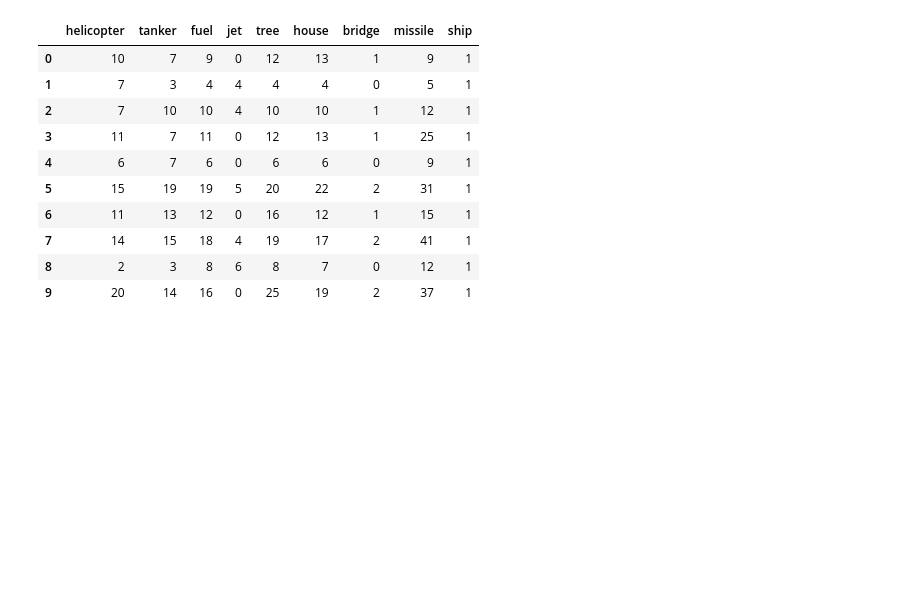
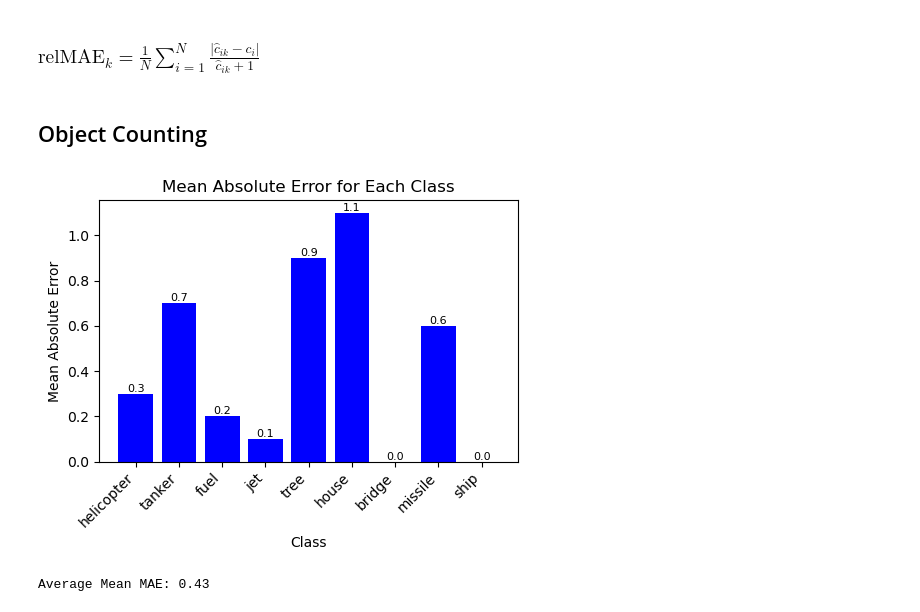
Before and after one commit to eyujis/RiverraidEpisodeTracker, a Jupyter notebook: src/main/python/evaluation.ipynb, the cells around one changed output. Saved outputs shown, nothing was run; the diff lists cells and outputs as text; code cells hidden in the pictures; blank space fills up the shorter version.

Commit message:
Created a new formatting for result evaluation and also evaluated the event interval results

```diff
--- a/src/main/python/evaluation.ipynb
+++ b/src/main/python/evaluation.ipynb
@@ -3,0 +10,14 @@ import pandas as pd
+# %%
+def calculate_MAE(df_predicted, df_true):
+    # Calculate RMSE for each object class
+    mae_per_class = {}
+    for column in df_predicted.columns:
+        absoute_difference = np.abs(df_predicted[column] - df_true[column])
+        mean_absolute_difference = absoute_difference.mean()
+        mae_per_class[column] = mean_absolute_difference
+
+    average_mae = np.mean(list(mae_per_class.values()))
+
+    return mae_per_class, average_mae
+# %% [markdown]
+### $\text{relMAE}_k = \frac{1}{N} \sum_{i=1}^{N} \frac{|\hat{c}_{ik} - c_i|}{\hat{c}_{ik} + 1}$
@@ -4,15 +36,37 @@ import pandas as pd
+# %%
+def plot_bar_chart(mae_per_class, is_relative):
+    # Extract class names and corresponding errors
+    classes = list(mae_per_class.keys())
+    errors = list(mae_per_class.values())
+
+    # Plotting
+    plt.figure(figsize=(5, 4))
+    bars = plt.bar(classes, errors, color='blue')
+    plt.xlabel('Class')
+    if is_relative:
+        plt.ylabel('Mean Relative Absolute Error')
+        plt.title('Mean Relative Absolute Error for Each Class')
+    else:
+        plt.ylabel('Mean Absolute Error')
+        plt.title('Mean Absolute Error for Each Class')
+    plt.xticks(rotation=45, ha='right')
+
+    # Adding values on top of each bar
+    for bar, error in zip(bars, errors):
+        plt.text(bar.get_x() + bar.get_width() / 2, bar.get_height(), round(error, 2),
+                 ha='center', va='bottom', fontsize=8)
+
+    plt.tight_layout()
+    plt.show()
+# %% [markdown]
+## Object Counting
 # %%
 df_predicted = pd.read_csv('how_many.csv')
-df_predicted
+df_true = pd.read_csv('how_many_true.csv')
-# %% [output]
-|  | helicopter | tanker | fuel | jet | tree | house | bridge | missile | ship |
-| 0 | 10 | 7 | 9 | 0 | 12 | 13 | 1 | 9 | 1 |
-| 1 | 7 | 3 | 4 | 4 | 4 | 4 | 0 | 5 | 1 |
-| 2 | 7 | 10 | 10 | 4 | 10 | 10 | 1 | 12 | 1 |
-| 3 | 11 | 7 | 11 | 0 | 12 | 13 | 1 | 25 | 1 |
-| 4 | 6 | 7 | 6 | 0 | 6 | 6 | 0 | 9 | 1 |
-| 5 | 15 | 19 | 19 | 5 | 20 | 22 | 2 | 31 | 1 |
-| 6 | 11 | 13 | 12 | 0 | 16 | 12 | 1 | 15 | 1 |
-| 7 | 14 | 15 | 18 | 4 | 19 | 17 | 2 | 41 | 1 |
-| 8 | 2 | 3 | 8 | 6 | 8 | 7 | 0 | 12 | 1 |
-| 9 | 20 | 14 | 16 | 0 | 25 | 19 | 2 | 37 | 1 |
+# %%
+mae_per_class, average_mae = calculate_MAE(df_predicted, df_true)
+plot_bar_chart(mae_per_class, False)
+print("Average Mean MAE:", "{:.2f}".format(average_mae))
+# %% [output]
+[figure, added]
+Average Mean MAE: 0.43
```
Also changed, not shown: parts of 24 cells of this notebook, 1 other file.
